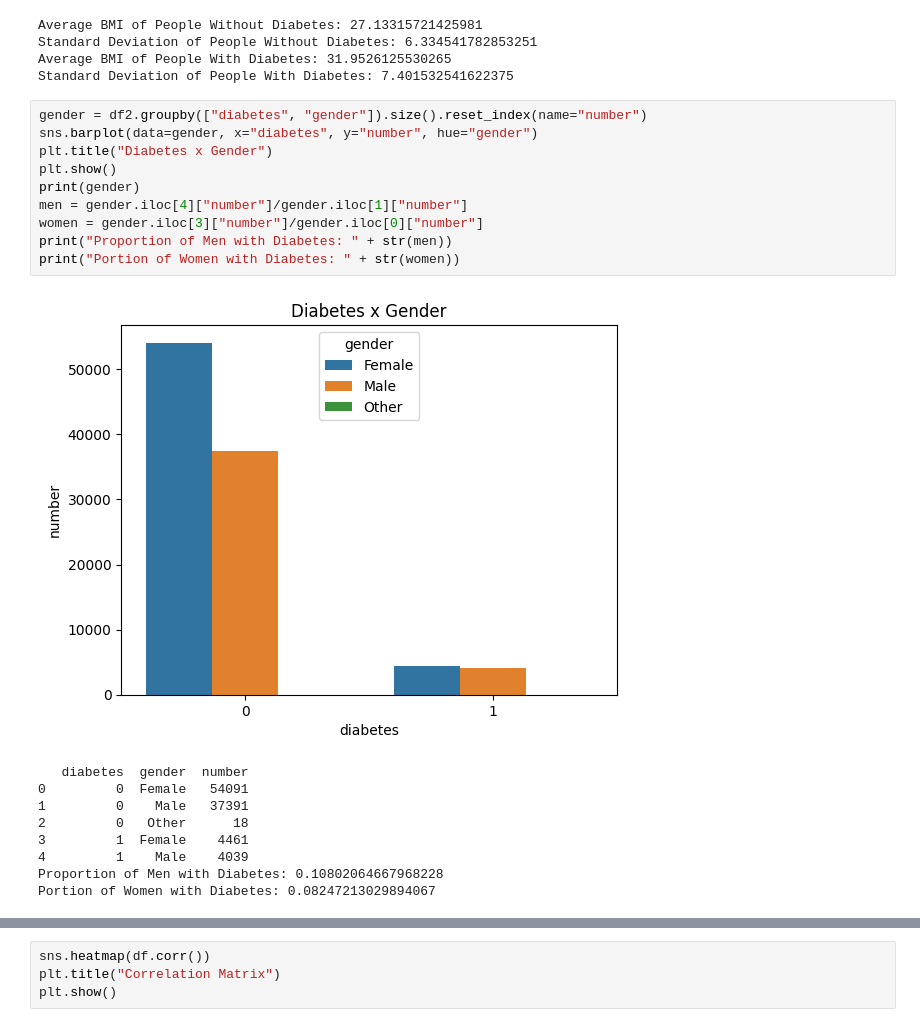
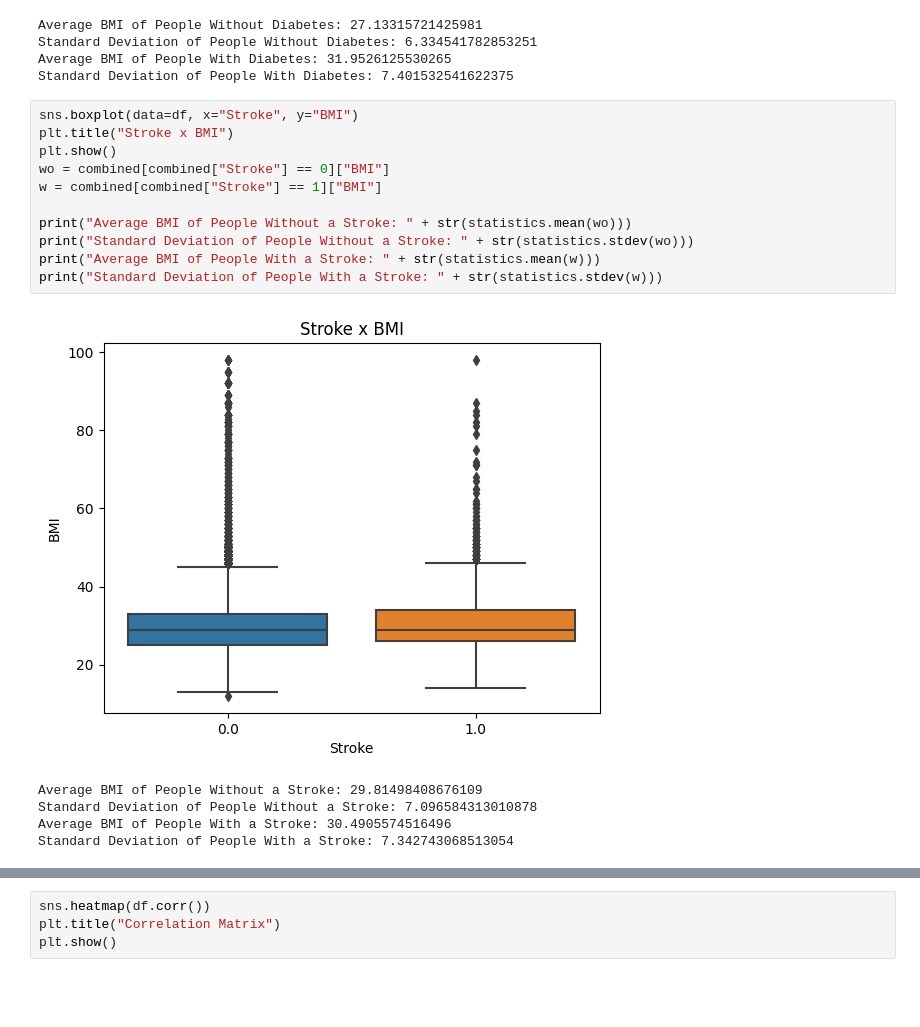
Before and after one commit to Gary-ChenJL/4440_proj, a Jupyter notebook: proj.ipynb, the cells around one changed output, grey strips where cells are left out. Cells and saved outputs as stored; diff of their text form; blank space fills up the shorter version.

Commit message:
more data visualizations

```diff
--- a/proj.ipynb
+++ b/proj.ipynb
@@ -51,23 +51,20 @@ Average BMI of People Without Diabetes: 27.13315721425981
 Standard Deviation of People Without Diabetes: 6.334541782853251
 Average BMI of People With Diabetes: 31.9526125530265
 Standard Deviation of People With Diabetes: 7.401532541622375
-# %%
-gender = df2.groupby(["diabetes", "gender"]).size().reset_index(name="number")
-sns.barplot(data=gender, x="diabetes", y="number", hue="gender")
-plt.title("Diabetes x Gender")
-plt.show()
-print(gender)
-men = gender.iloc[4]["number"]/gender.iloc[1]["number"]
-women = gender.iloc[3]["number"]/gender.iloc[0]["number"]
-print("Proportion of Men with Diabetes: " + str(men))
-print("Portion of Women with Diabetes: " + str(women))
-# %% [output]
-[figure, removed]
-   diabetes  gender  number
-0         0  Female   54091
-1         0    Male   37391
-2         0   Other      18
-3         1  Female    4461
-4         1    Male    4039
-Proportion of Men with Diabetes: 0.10802064667968228
-Portion of Women with Diabetes: 0.08247213029894067
+# %%
+sns.boxplot(data=df, x="Stroke", y="BMI")
+plt.title("Stroke x BMI")
+plt.show()
+wo = combined[combined["Stroke"] == 0]["BMI"]
+w = combined[combined["Stroke"] == 1]["BMI"]
+
+print("Average BMI of People Without a Stroke: " + str(statistics.mean(wo)))
+print("Standard Deviation of People Without a Stroke: " + str(statistics.stdev(wo)))
+print("Average BMI of People With a Stroke: " + str(statistics.mean(w)))
+print("Standard Deviation of People With a Stroke: " + str(statistics.stdev(w)))
+# %% [output]
+[figure, added]
+Average BMI of People Without a Stroke: 29.81498408676109
+Standard Deviation of People Without a Stroke: 7.096584313010878
+Average BMI of People With a Stroke: 30.4905574516496
+Standard Deviation of People With a Stroke: 7.342743068513054
```
Also changed, not shown: parts of 5 cells of this notebook.
